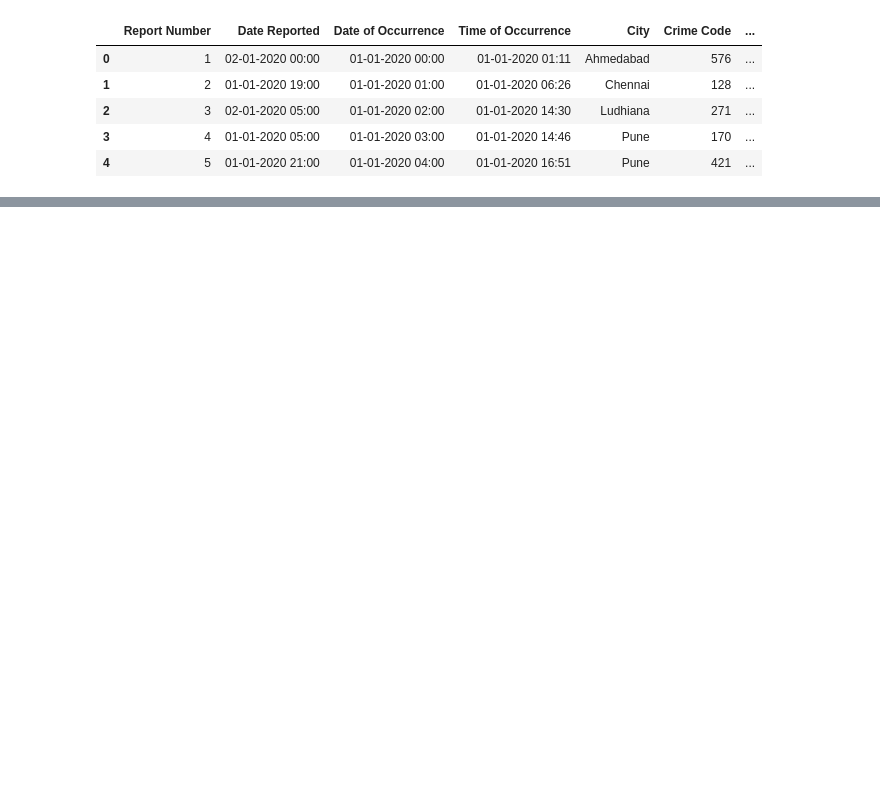
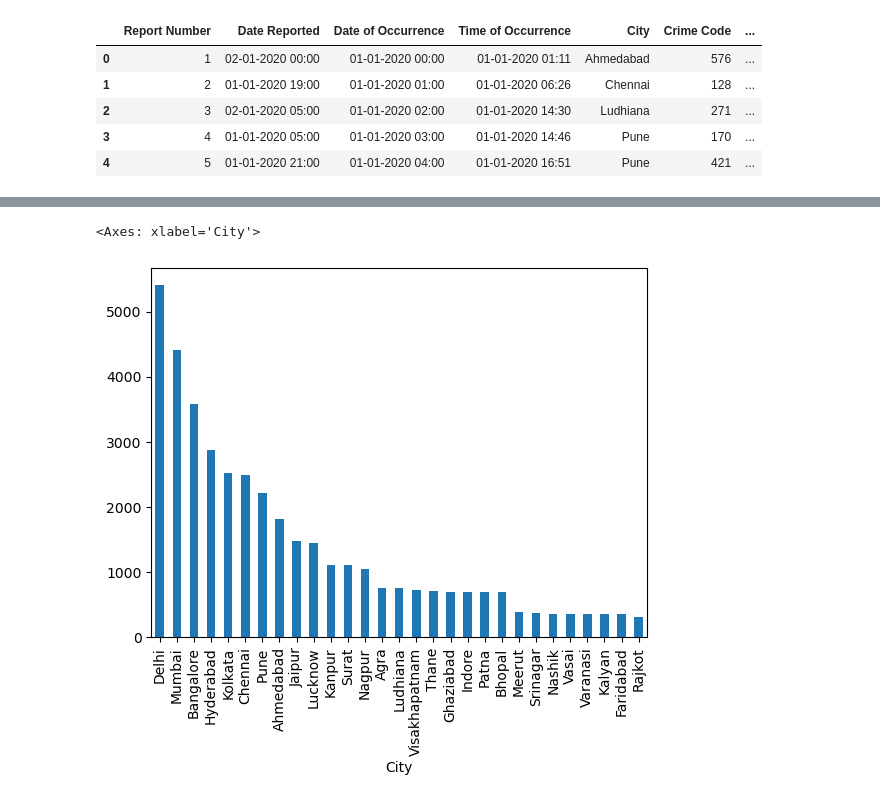
Before and after one commit to anshuKumar-codes/Data_analytics_project, a Jupyter notebook: Crime data set.ipynb, the cells around one changed output, grey strips where cells are left out. Drawn from its saved outputs; the diff is of its cells as text; code cells hidden in the pictures; blank space fills up the shorter version.

```diff
--- a/Crime data set.ipynb
+++ b/Crime data set.ipynb
@@ -12,0 +79,3 @@ df.head()
+# %%
+s=df["City"].value_counts()
+s
@@ -12,0 +130,5 @@ df.head()
+# %%
+s.plot.bar()
+# %% [output]
+<Axes: xlabel='City'>
+[figure, added]
```
Also changed, not shown: parts of 23 cells of this notebook.
